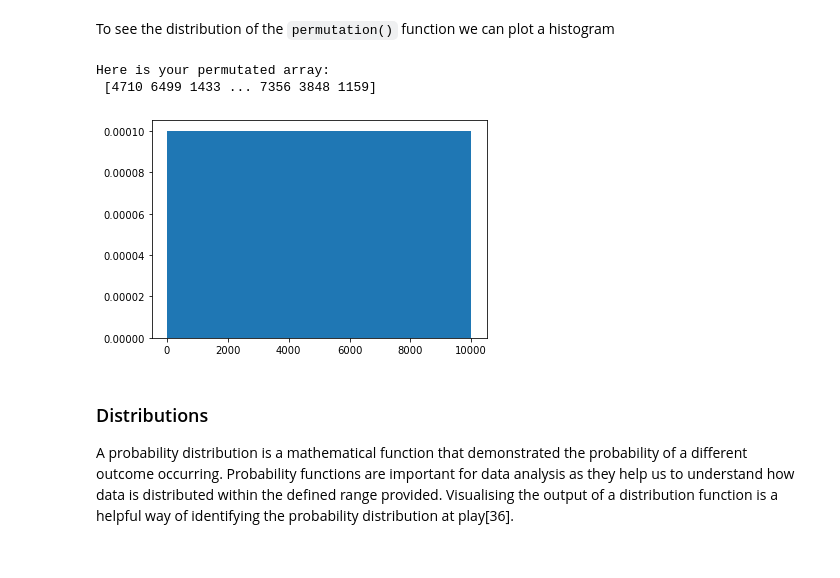
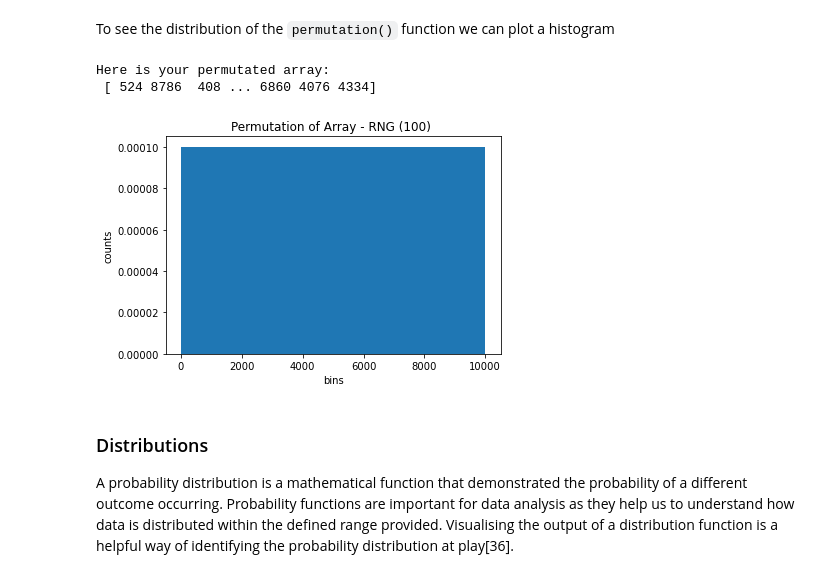
Before and after one commit to SharonNicG/52465-Assignment, a Jupyter notebook: NumPy-Random Assignment.ipynb, the cells around one changed output. Drawn from its saved outputs; the diff is of its cells as text; code cells hidden in the pictures.

```diff
--- a/NumPy-Random Assignment.ipynb
+++ b/NumPy-Random Assignment.ipynb
@@ -453,14 +455,19 @@ To see the distribution of the `permutation()` function we can plot a histogram
 # %%
 Perm_4 = rng.permutation(10000) # Here we identify the array for permutation() to work on
 print("Here is your permutated array:\n % s" % rng.permutation(Perm_4))
 
 count, bins, ignored = plt.hist(Perm_4, 14, density = True) # This sets the display properties
                                                                 # of the histogram
+
+plt.title('Permutation of Array - RNG (100) ')
+plt.xlabel('bins')
+plt.ylabel('counts')
 plt.show()
+plt.show()
 # %% [output]
 Here is your permutated array:
- [4710 6499 1433 ... 7356 3848 1159]
+ [ 524 8786  408 ... 6860 4076 4334]
-[figure, old version]
+[figure, new version]
 # %% [markdown]
 ### Distributions<a class="anchor" id="distributions"></a>
 
```
Also changed, not shown: parts of 4 cells of this notebook.
